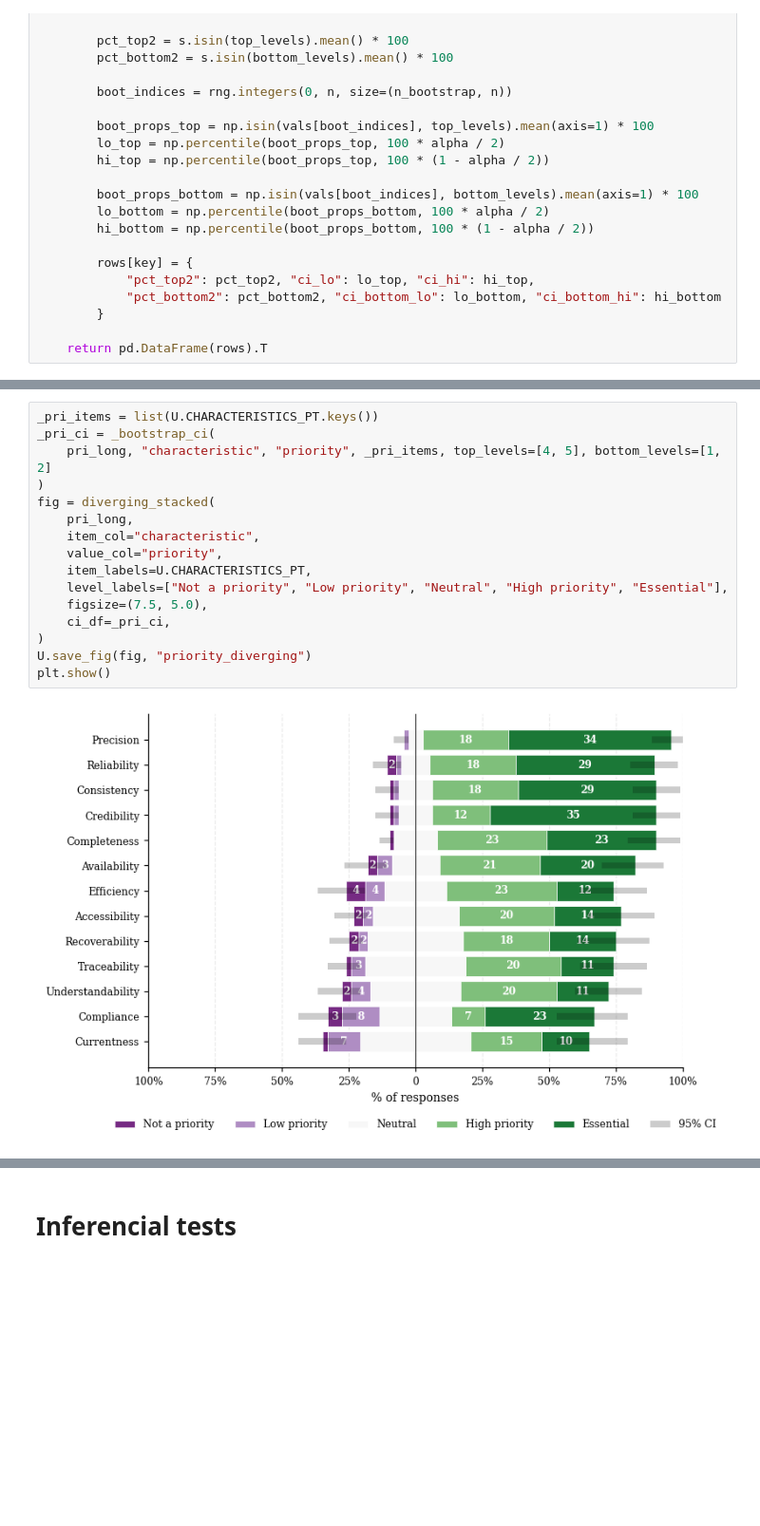
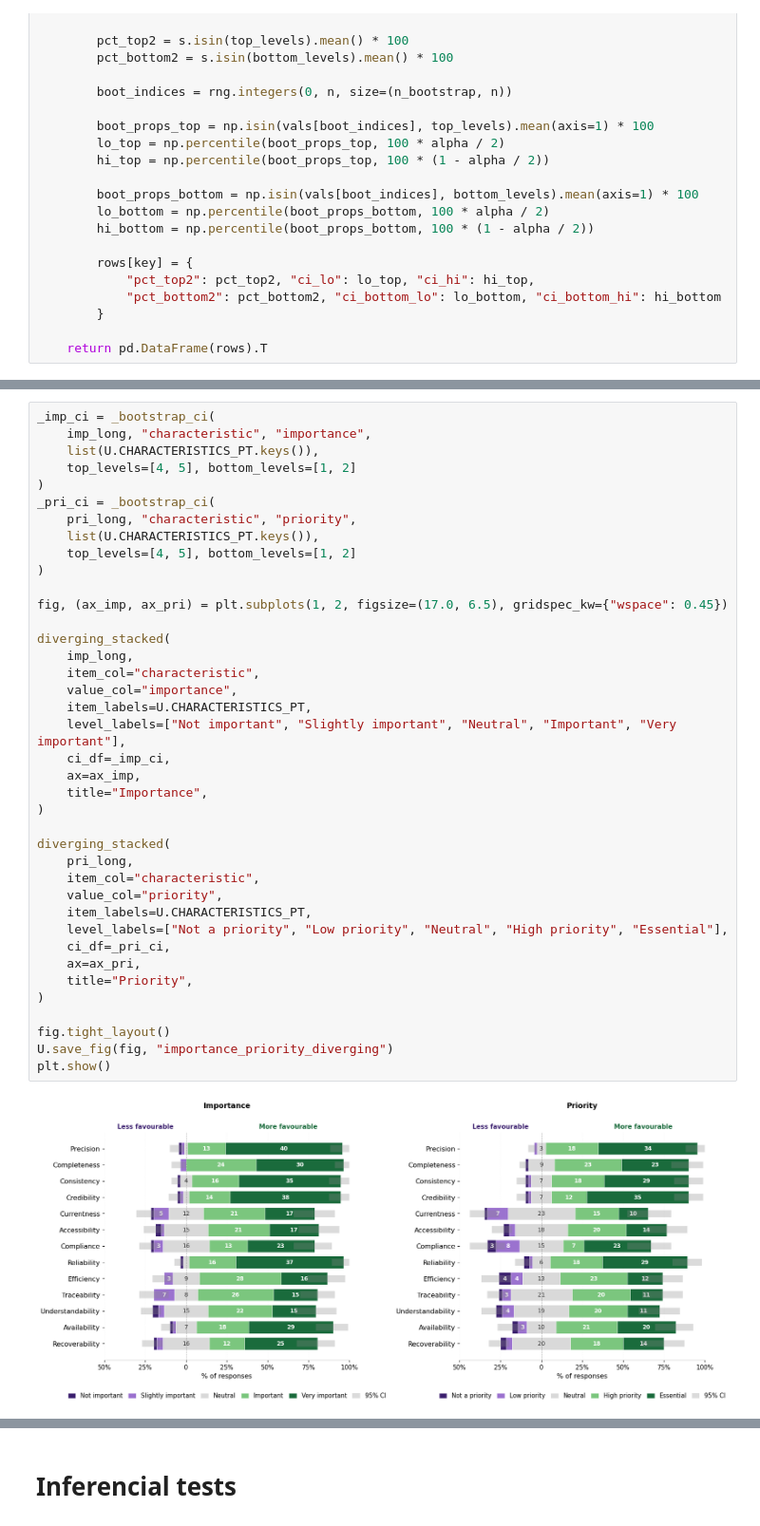
Before and after one commit to reset-ufc/data-quality-requirements-ml-systems, a Jupyter notebook: notebooks/RQ1.ipynb, the cells around one changed output, grey strips where cells are left out. Shown at 95% size. Saved outputs shown, nothing was run; the diff lists cells and outputs as text; blank space fills up the shorter version.

Commit message:
double connected plot

```diff
--- a/notebooks/RQ1.ipynb
+++ b/notebooks/RQ1.ipynb
@@ -689,18 +781,41 @@ plt.show()
-# %%
-_pri_items = list(U.CHARACTERISTICS_PT.keys())
-_pri_ci = _bootstrap_ci(
-    pri_long, "characteristic", "priority", _pri_items, top_levels=[4, 5], bottom_levels=[1, 2]
-)
-fig = diverging_stacked(
-    pri_long,
-    item_col="characteristic",
-    value_col="priority",
-    item_labels=U.CHARACTERISTICS_PT,
-    level_labels=["Not a priority", "Low priority", "Neutral", "High priority", "Essential"],
-    figsize=(7.5, 5.0),
-    ci_df=_pri_ci,
-)
-U.save_fig(fig, "priority_diverging")
-plt.show()
-# %% [output]
-[figure, removed]
+# %%
+_imp_ci = _bootstrap_ci(
+    imp_long, "characteristic", "importance",
+    list(U.CHARACTERISTICS_PT.keys()),
+    top_levels=[4, 5], bottom_levels=[1, 2]
+)
+_pri_ci = _bootstrap_ci(
+    pri_long, "characteristic", "priority",
+    list(U.CHARACTERISTICS_PT.keys()),
+    top_levels=[4, 5], bottom_levels=[1, 2]
+)
+
+fig, (ax_imp, ax_pri) = plt.subplots(1, 2, figsize=(17.0, 6.5), gridspec_kw={"wspace": 0.45})
+
+diverging_stacked(
+    imp_long,
+    item_col="characteristic",
+    value_col="importance",
+    item_labels=U.CHARACTERISTICS_PT,
+    level_labels=["Not important", "Slightly important", "Neutral", "Important", "Very important"],
+    ci_df=_imp_ci,
+    ax=ax_imp,
+    title="Importance",
+)
+
+diverging_stacked(
+    pri_long,
+    item_col="characteristic",
+    value_col="priority",
+    item_labels=U.CHARACTERISTICS_PT,
+    level_labels=["Not a priority", "Low priority", "Neutral", "High priority", "Essential"],
+    ci_df=_pri_ci,
+    ax=ax_pri,
+    title="Priority",
+)
+
+fig.tight_layout()
+U.save_fig(fig, "importance_priority_diverging")
+plt.show()
+# %% [output]
+[figure, added]
```
Also changed, not shown: parts of 5 cells of this notebook.
